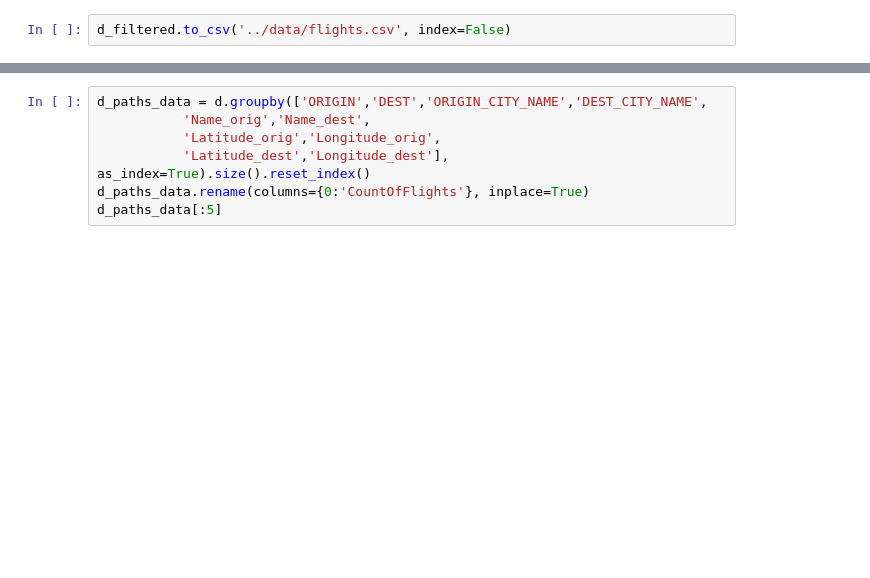
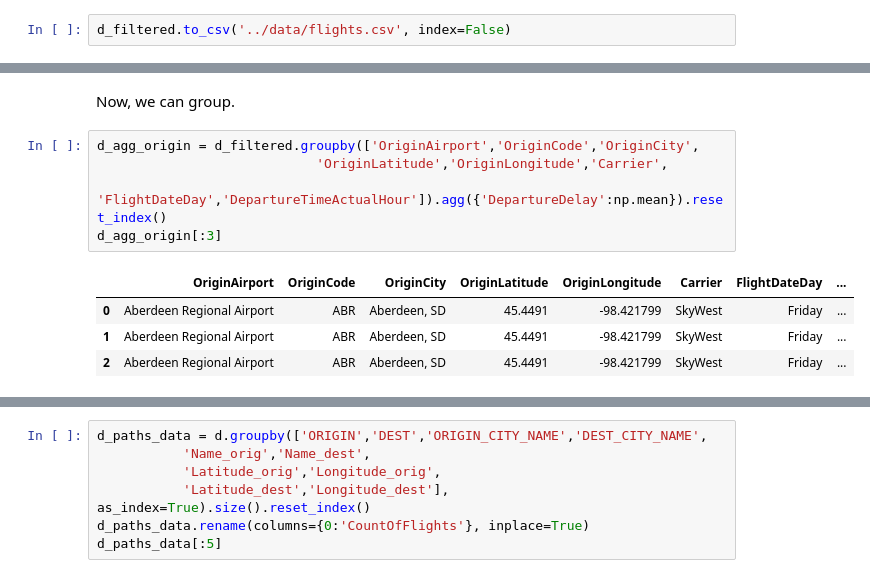
Before and after one commit to aenfield/bonvoyage, a Jupyter notebook: notebooks/CombineAndAugmentBTSData.ipynb, the cells around one changed output, grey strips where cells are left out. Cells and saved outputs as stored; diff of their text form; blank space fills up the shorter version.

```diff
--- a/notebooks/CombineAndAugmentBTSData.ipynb
+++ b/notebooks/CombineAndAugmentBTSData.ipynb
@@ -530,0 +621,12 @@ d_filtered.to_csv('../data/flights.csv', index=False)
+# %% [markdown]
+Now, we can group.
+# %%
+d_agg_origin = d_filtered.groupby(['OriginAirport','OriginCode','OriginCity',
+                            'OriginLatitude','OriginLongitude','Carrier',
+                            'FlightDateDay','DepartureTimeActualHour']).agg({'DepartureDelay':np.mean}).reset_index()
+d_agg_origin[:3]
+# %% [output]
+|  | OriginAirport | OriginCode | OriginCity | OriginLatitude | OriginLongitude | Carrier | FlightDateDay | ... |
+| 0 | Aberdeen Regional Airport | ABR | Aberdeen, SD | 45.4491 | -98.421799 | SkyWest | Friday | ... |
+| 1 | Aberdeen Regional Airport | ABR | Aberdeen, SD | 45.4491 | -98.421799 | SkyWest | Friday | ... |
+| 2 | Aberdeen Regional Airport | ABR | Aberdeen, SD | 45.4491 | -98.421799 | SkyWest | Friday | ... |
```
Also changed, not shown: parts of 19 cells of this notebook.
